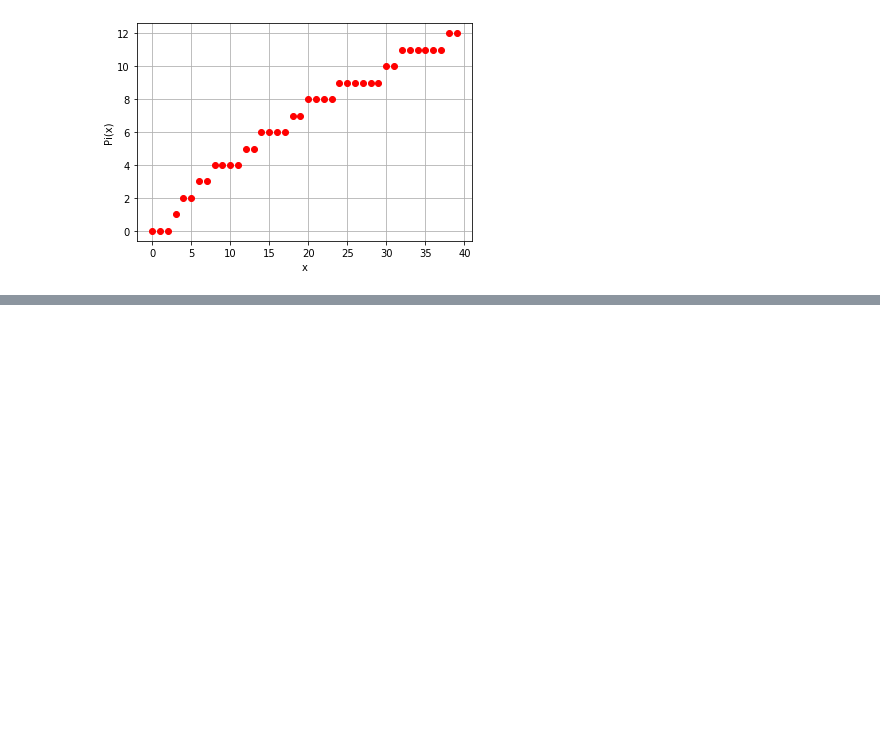
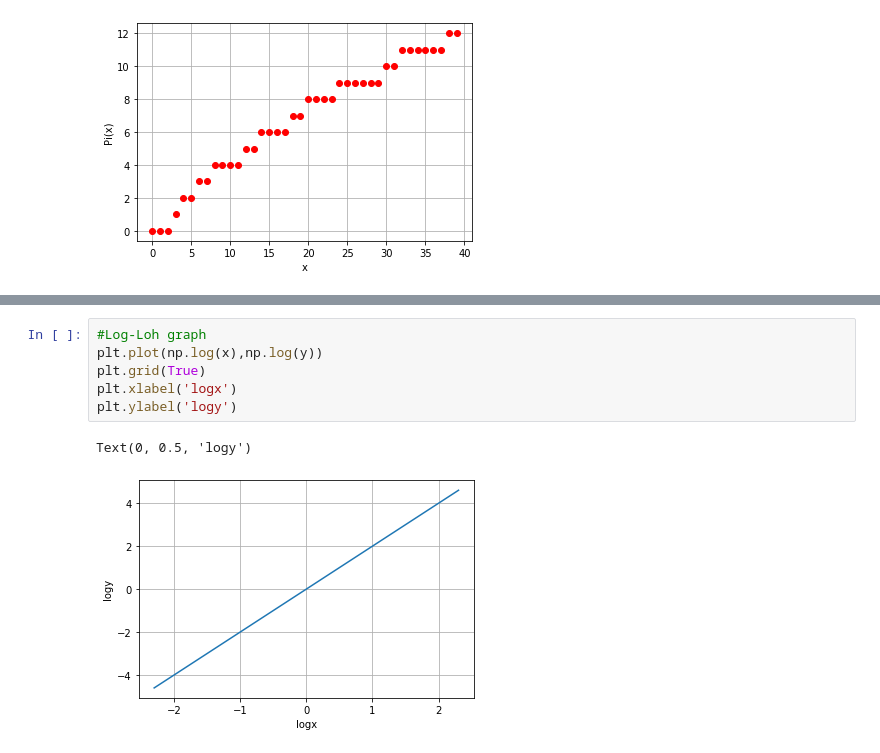
Before and after one commit to ryanjacobkelly/ryan, a Jupyter notebook: Asssignment 1.ipynb, the cells around one changed output, grey strips where cells are left out. Drawn from its saved outputs; the diff is of its cells as text; blank space fills up the shorter version.

```diff
--- a/Asssignment 1.ipynb
+++ b/Asssignment 1.ipynb
@@ -298,0 +328,9 @@ plt.grid(True)
+# %%
+#Log-Loh graph
+plt.plot(np.log(x),np.log(y))
+plt.grid(True)
+plt.xlabel('logx')
+plt.ylabel('logy')
+# %% [output]
+Text(0, 0.5, 'logy')
+[figure, added]
```
Also changed, not shown: parts of 6 cells of this notebook.
